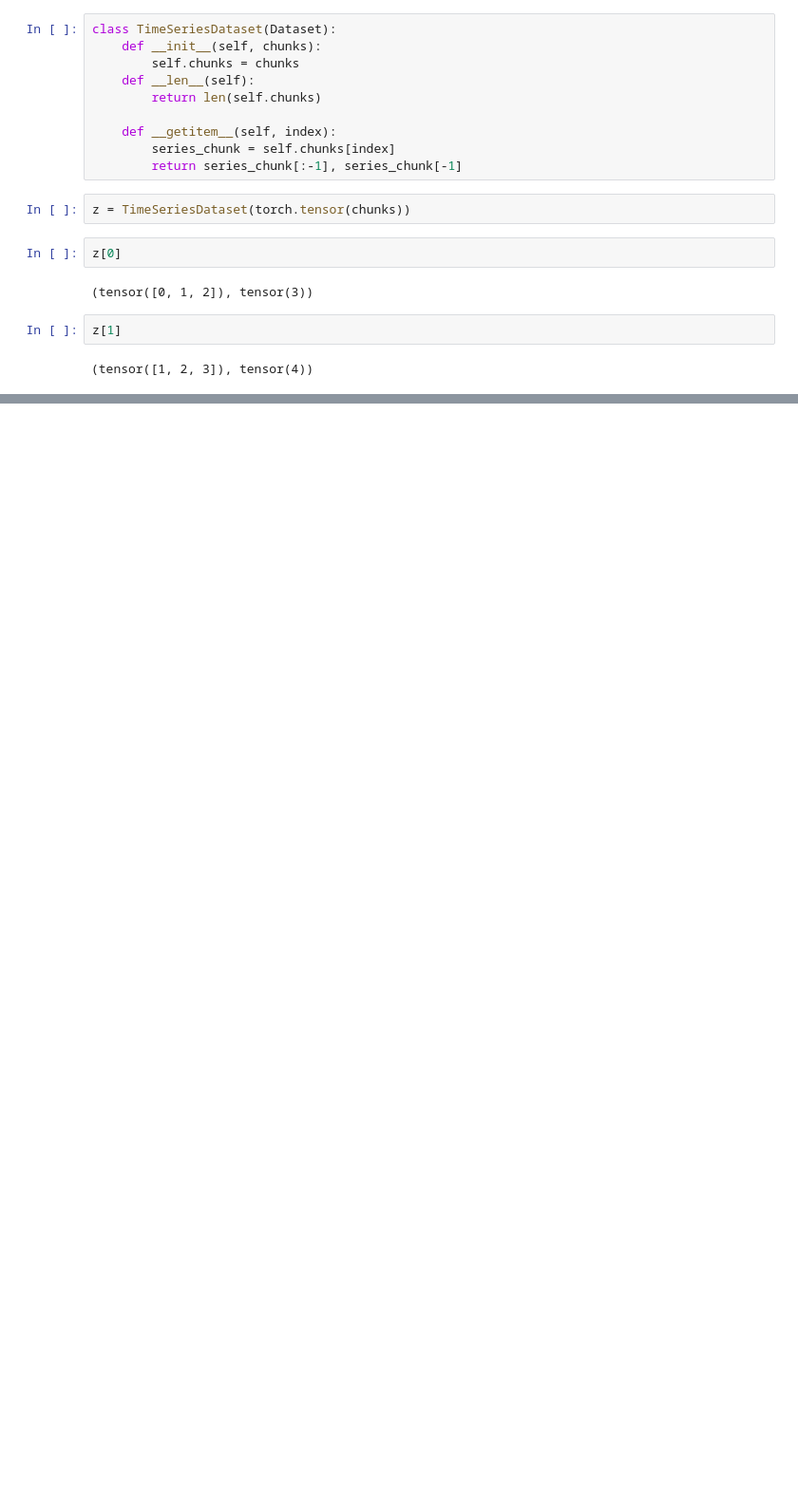
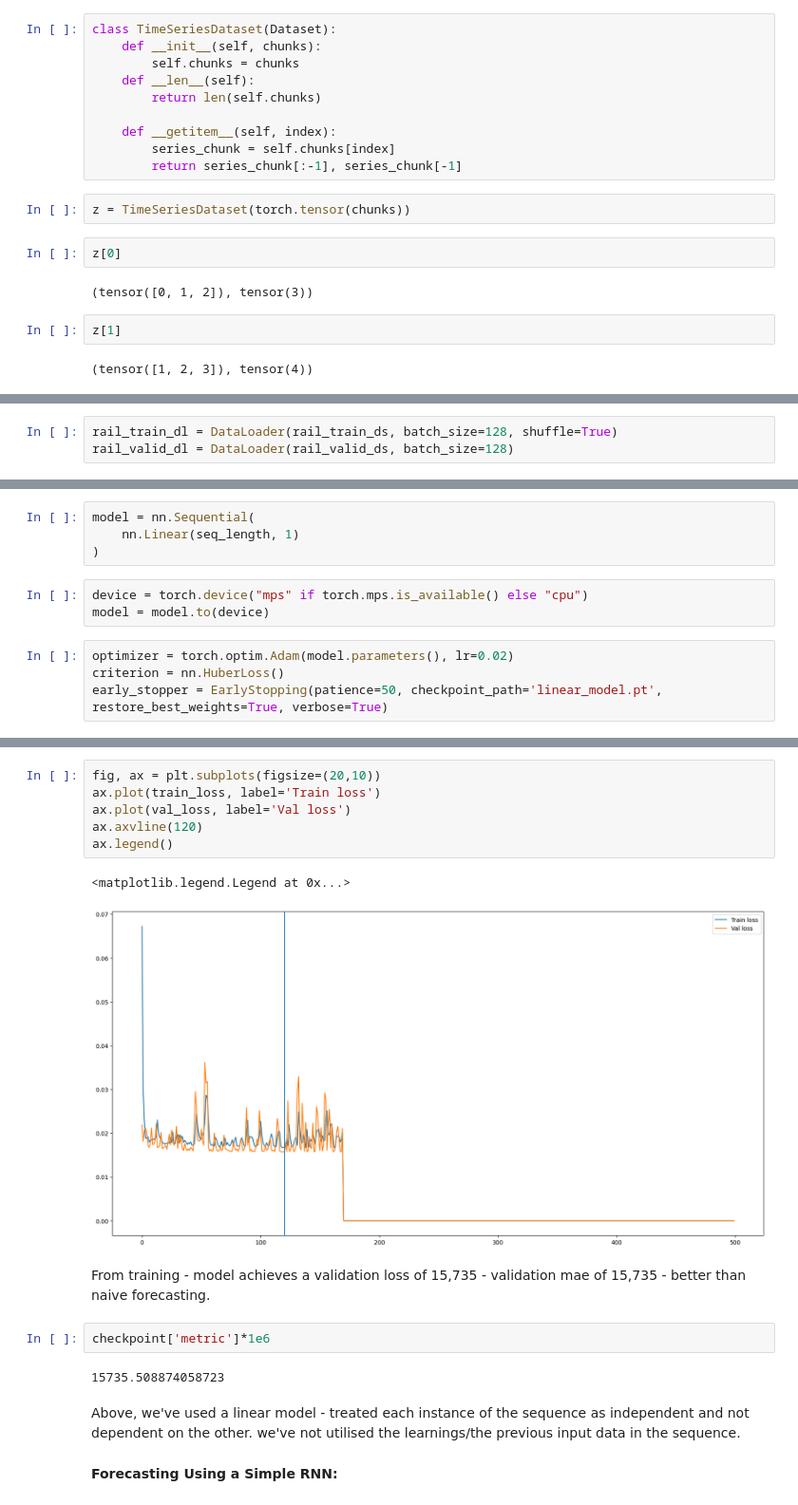
Before and after one commit to BlaiseMarvin/Machine-Learning-and-Big-Data-Analytics, a Jupyter notebook: deep_learning_2/sequential_data/notebook4.ipynb, the cells around one changed output, grey strips where cells are left out. Shown: that part at 95% size. Cells and saved outputs as stored; diff of their text form; blank space fills up the shorter version.

Commit message:
timeseries forecasting@

```diff
--- a/deep_learning_2/sequential_data/notebook4.ipynb
+++ b/deep_learning_2/sequential_data/notebook4.ipynb
@@ -201,0 +239,3 @@ z[1]
+# %%
+rail_train_dl = DataLoader(rail_train_ds, batch_size=128, shuffle=True)
+rail_valid_dl = DataLoader(rail_valid_ds, batch_size=128)
@@ -201,0 +252,11 @@ z[1]
+# %%
+model = nn.Sequential(
+    nn.Linear(seq_length, 1)
+)
+# %%
+device = torch.device("mps" if torch.mps.is_available() else "cpu")
+model = model.to(device)
+# %%
+optimizer = torch.optim.Adam(model.parameters(), lr=0.02)
+criterion = nn.HuberLoss()
+early_stopper = EarlyStopping(patience=50, checkpoint_path='linear_model.pt', restore_best_weights=True, verbose=True)
@@ -201,0 +371,19 @@ z[1]
+# %%
+fig, ax = plt.subplots(figsize=(20,10))
+ax.plot(train_loss, label='Train loss')
+ax.plot(val_loss, label='Val loss')
+ax.axvline(120)
+ax.legend()
+# %% [output]
+<matplotlib.legend.Legend at 0x...>
+[figure, added]
+# %% [markdown]
+From training - model achieves a validation loss of 15,735 - validation mae of 15,735 - better than naive forecasting.
+# %%
+checkpoint['metric']*1e6
+# %% [output]
+15735.508874058723
+# %% [markdown]
+Above, we've used a linear model - treated each instance of the sequence as independent and not dependent on the other. we've not utilised the learnings/the previous input data in the sequence.
+# %% [markdown]
+**Forecasting Using a Simple RNN:**
```
Also changed, not shown: parts of 26 cells of this notebook, 2 other files.
